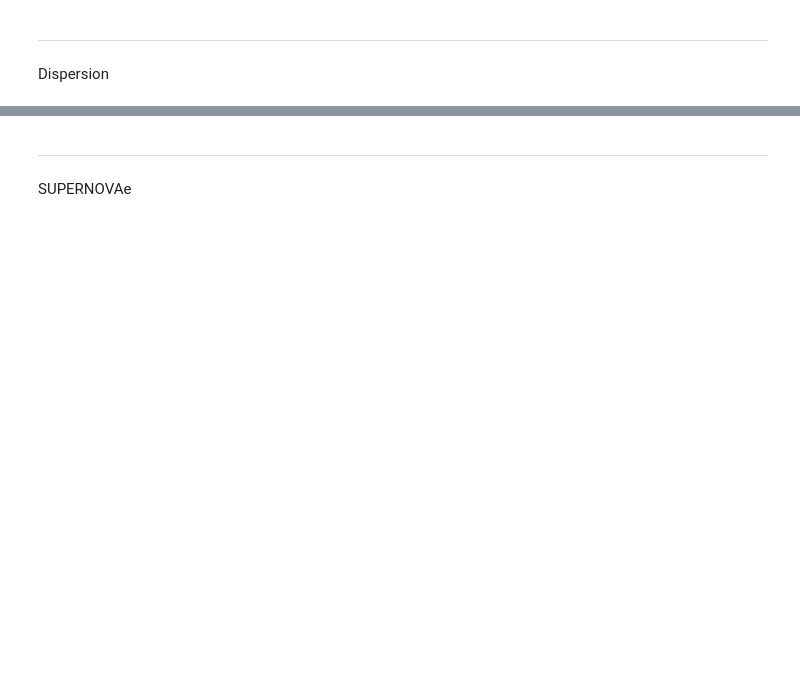
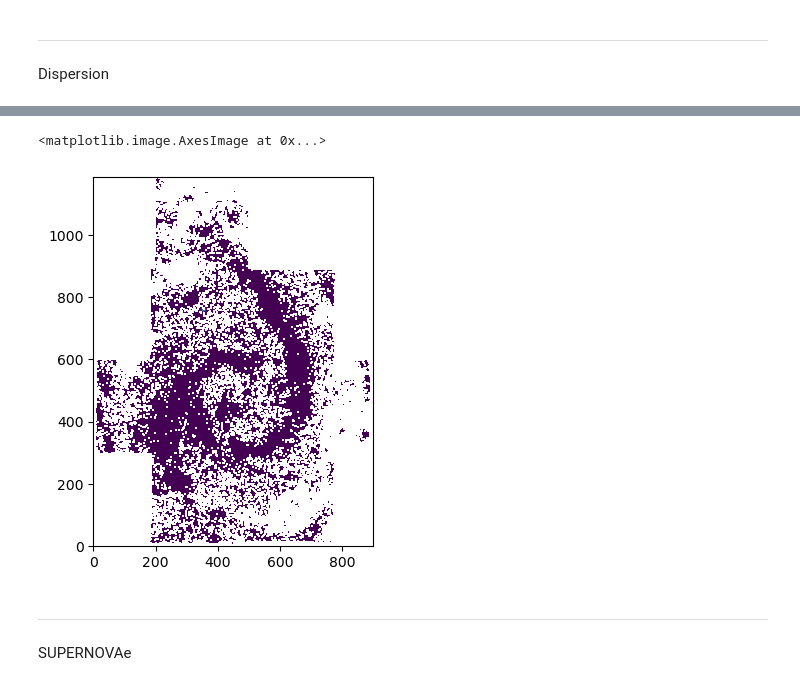
Before and after one commit to Polina-Kochergina/velocity_gradients, a Jupyter notebook: run_all.ipynb, the cells around one changed output, grey strips where cells are left out. Cells and saved outputs as stored; diff of their text form; code cells hidden in the pictures; blank space fills up the shorter version.

```diff
--- a/run_all.ipynb
+++ b/run_all.ipynb
@@ -354,3 +402,9 @@ instrumental_sigma = show_instrumental_limitations()
+# %%
+
+plt.imshow(grad_, origin="lower")
+# %% [output]
+<matplotlib.image.AxesImage at 0x...>
+[figure, added]
 # %%
 def analyze_high_dispersion_regions(dispersion_data, gradient_data, flux_data=None, threshold=100):
     """
```
Also changed, not shown: parts of 15 cells of this notebook, 19 other files.
